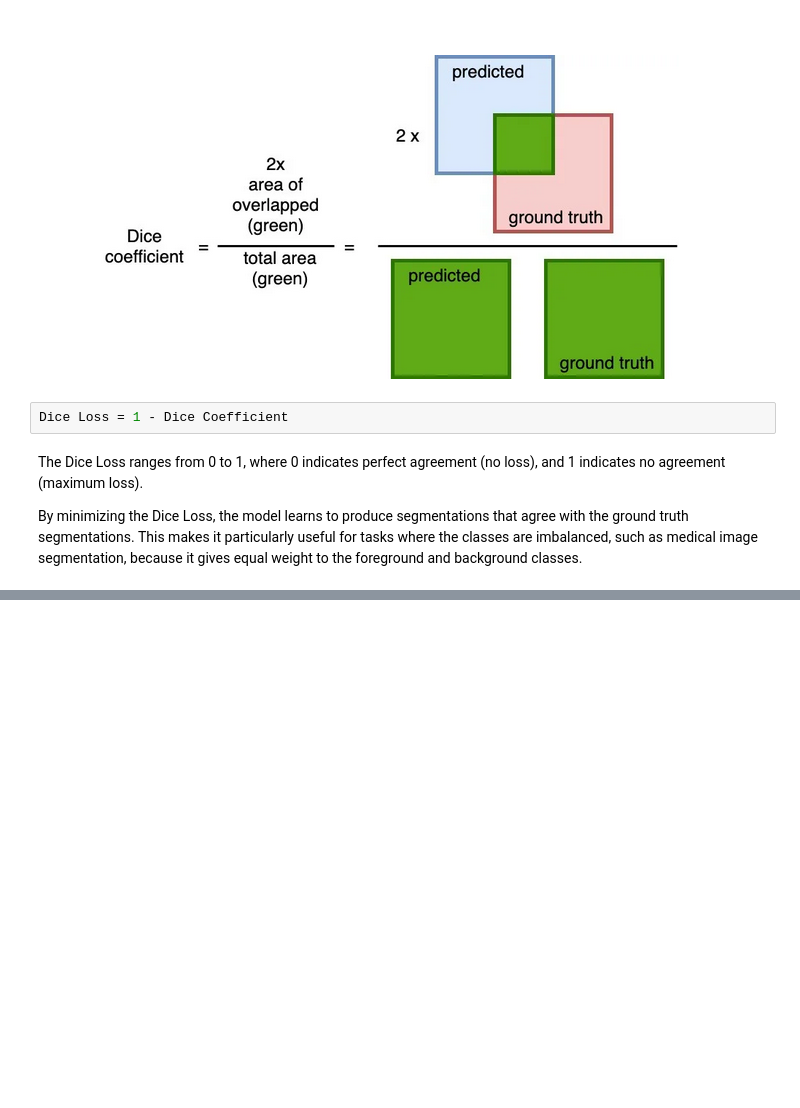
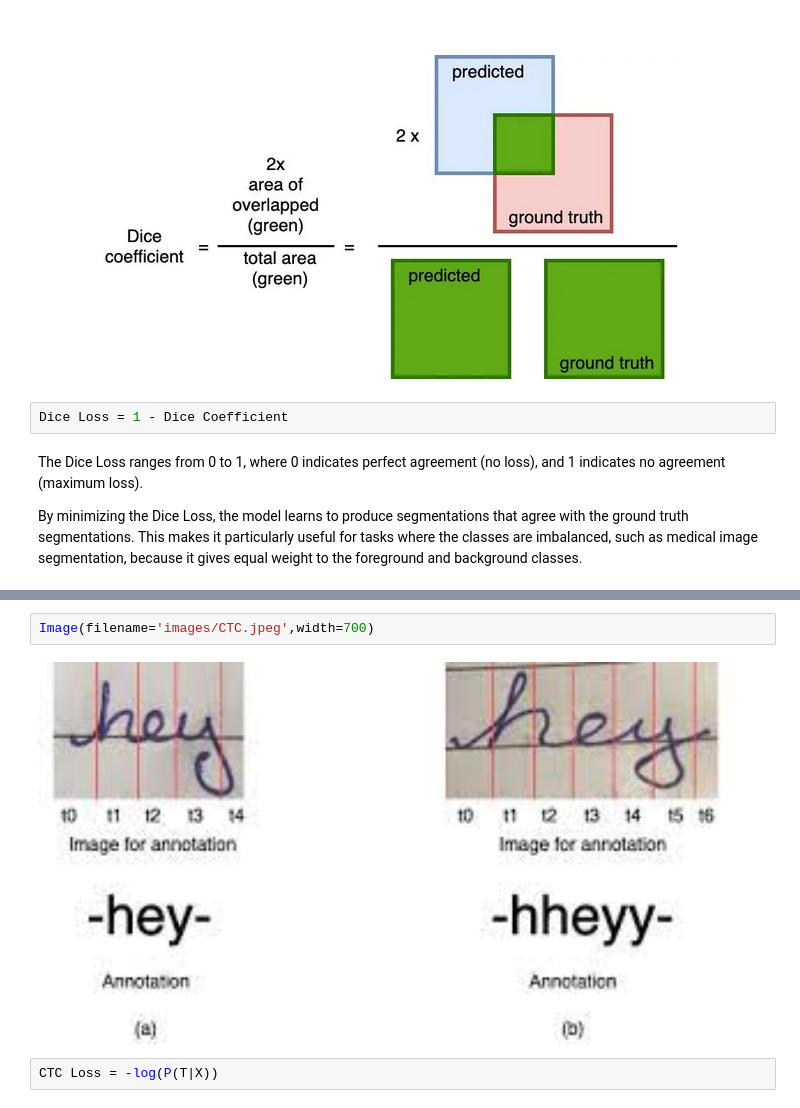
Before and after one commit to Ahmad10Raza/MindsForge-Unveiling-the-World-of-ML-Deep-Learning-and-Data, a Jupyter notebook: Machine Learnings/04. Cost Function/04. Other Cost Function.ipynb, the cells around one changed output, grey strips where cells are left out. Saved outputs shown, nothing was run; the diff lists cells and outputs as text; blank space fills up the shorter version.

```diff
--- a/Machine Learnings/04. Cost Function/04. Other Cost Function.ipynb
+++ b/Machine Learnings/04. Cost Function/04. Other Cost Function.ipynb
@@ -125,0 +162,6 @@ By minimizing the Dice Loss, the model learns to produce segmentations that agre
+# %%
+Image(filename='images/CTC.jpeg',width=700)
+# %% [output]
+[figure, added]
+# %%
+CTC Loss = -log(P(T|X))
```
Also changed, not shown: parts of 25 cells of this notebook, 4 other files.
